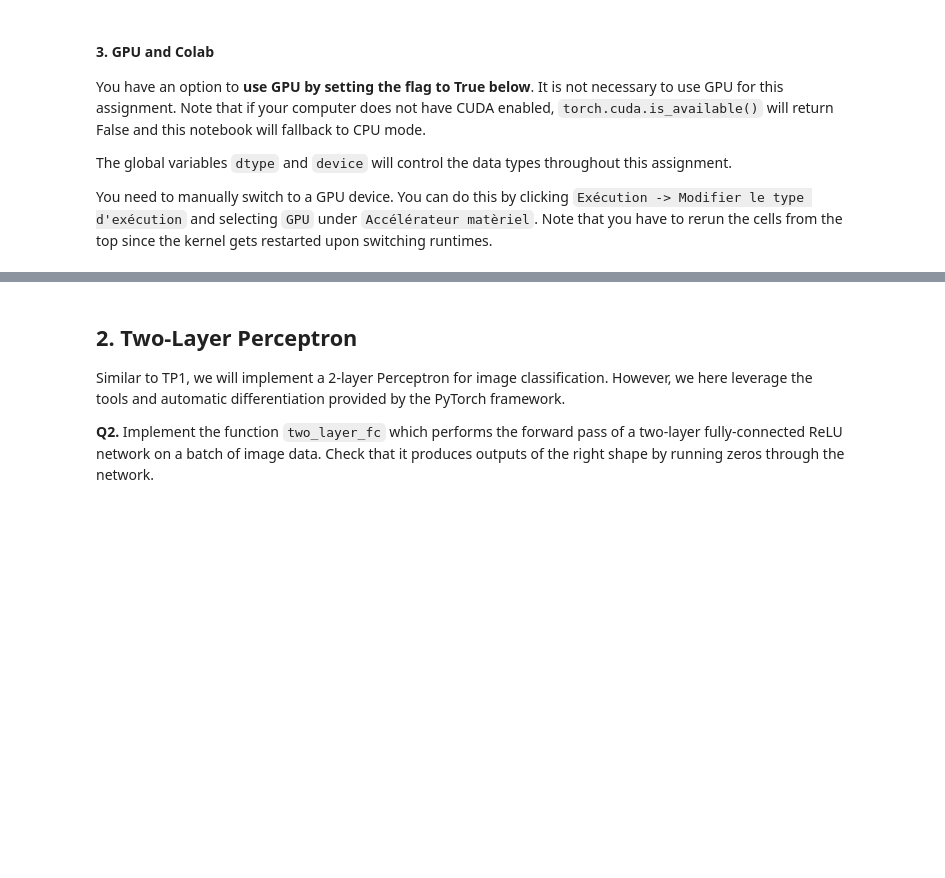
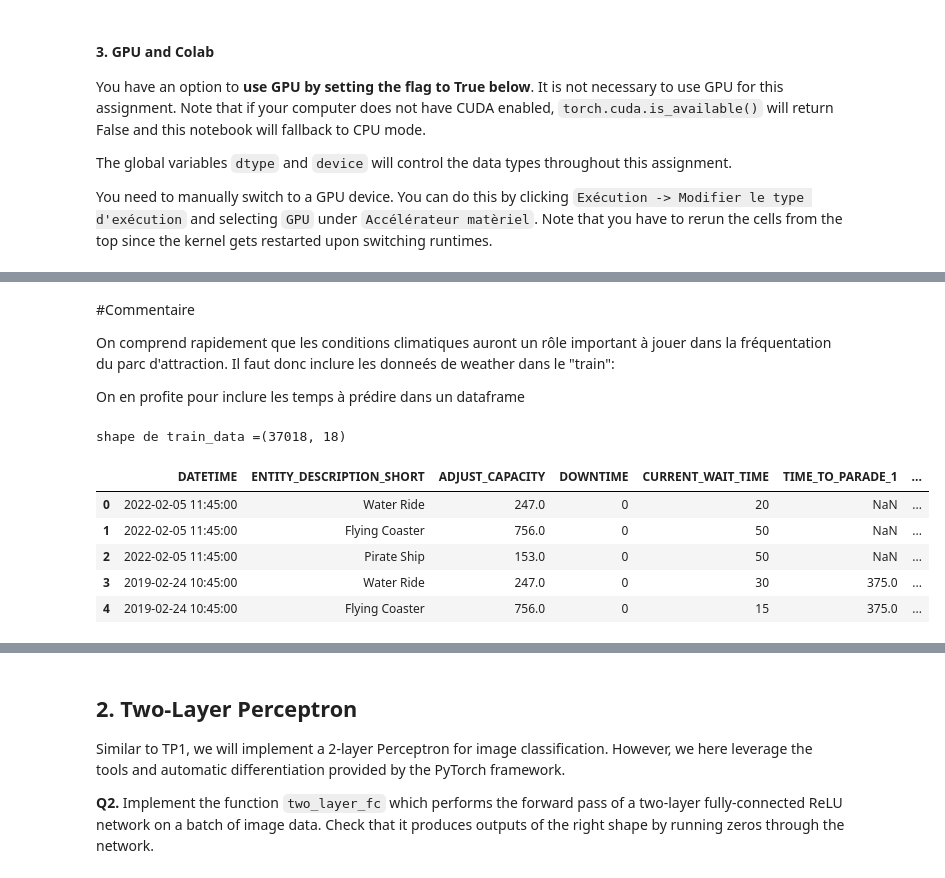
Before and after one commit to Jeerhz/ELEVEN-PROJECT, a Jupyter notebook: eleven_hackathon.ipynb, the cells around one changed output, grey strips where cells are left out. Drawn from its saved outputs; the diff is of its cells as text; code cells hidden in the pictures; blank space fills up the shorter version.

```diff
--- a/eleven_hackathon.ipynb
+++ b/eleven_hackathon.ipynb
@@ -254,0 +110,22 @@ Please read and understand the code above.
+# %% [markdown]
+#Commentaire
+
+On comprend rapidement que les conditions climatiques auront un rôle important à jouer dans la fréquentation du parc d'attraction. Il faut donc inclure les donneés de weather dans le "train":
+
+On en profite pour inclure les temps à prédire dans un dataframe
+# %%
+train_data = pd.merge(waiting_times_train, weather_data, on='DATETIME', how='inner')
+
+true_value = train_data['WAIT_TIME_IN_2H']
+train_data.drop(columns=['WAIT_TIME_IN_2H'])
+
+print(f'shape de train_data ={ train_data.shape}')
+train_data.head()
+# %% [output]
+shape de train_data =(37018, 18)
+|  | DATETIME | ENTITY_DESCRIPTION_SHORT | ADJUST_CAPACITY | DOWNTIME | CURRENT_WAIT_TIME | TIME_TO_PARADE_1 | ... |
+| 0 | 2022-02-05 11:45:00 | Water Ride | 247.0 | 0 | 20 | NaN | ... |
+| 1 | 2022-02-05 11:45:00 | Flying Coaster | 756.0 | 0 | 50 | NaN | ... |
+| 2 | 2022-02-05 11:45:00 | Pirate Ship | 153.0 | 0 | 50 | NaN | ... |
+| 3 | 2019-02-24 10:45:00 | Water Ride | 247.0 | 0 | 30 | 375.0 | ... |
+| 4 | 2019-02-24 10:45:00 | Flying Coaster | 756.0 | 0 | 15 | 375.0 | ... |
```
Also changed, not shown: parts of 26 cells of this notebook.
